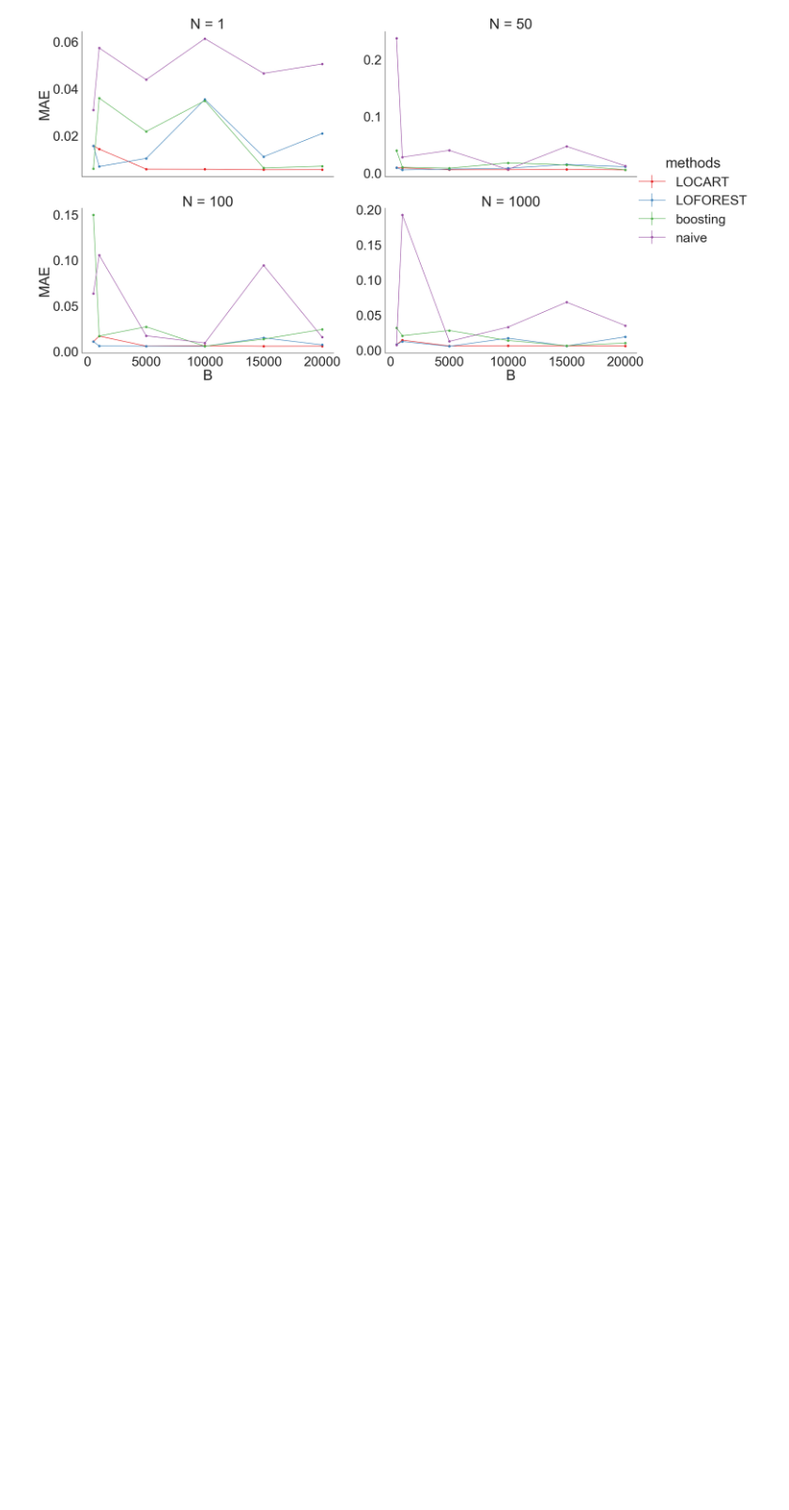
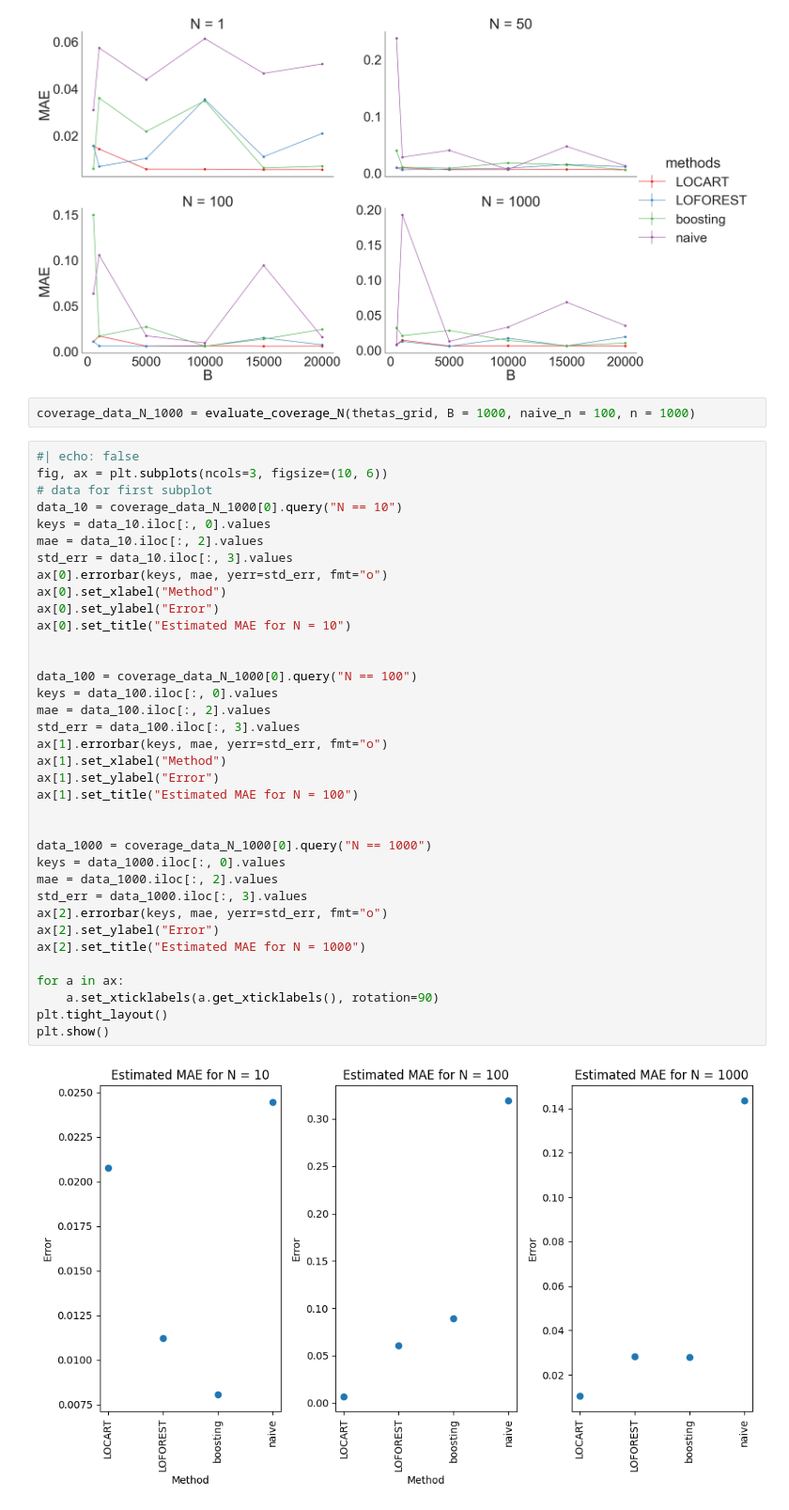
Before and after one commit to Monoxido45/CSI, a Jupyter notebook: experiments/gamma.ipynb, the cells around one changed output. Shown at 94% size. Drawn from its saved outputs; the diff is of its cells as text; blank space fills up the shorter version.

Commit message:
add coverage plots

```diff
--- a/experiments/gamma.ipynb
+++ b/experiments/gamma.ipynb
@@ -901,3 +1000,43 @@ g.add_legend()
 plt.show()
 # %% [output]
 [figure]
+# %%
+coverage_data_N_1000 = evaluate_coverage_N(thetas_grid, B = 1000, naive_n = 100, n = 1000)
+# %%
+#| echo: false
+fig, ax = plt.subplots(ncols=3, figsize=(10, 6))
+# data for first subplot
+data_10 = coverage_data_N_1000[0].query("N == 10")
+keys = data_10.iloc[:, 0].values
+mae = data_10.iloc[:, 2].values
+std_err = data_10.iloc[:, 3].values
+ax[0].errorbar(keys, mae, yerr=std_err, fmt="o")
+ax[0].set_xlabel("Method")
+ax[0].set_ylabel("Error")
+ax[0].set_title("Estimated MAE for N = 10")
+
+
+data_100 = coverage_data_N_1000[0].query("N == 100")
+keys = data_100.iloc[:, 0].values
+mae = data_100.iloc[:, 2].values
+std_err = data_100.iloc[:, 3].values
+ax[1].errorbar(keys, mae, yerr=std_err, fmt="o")
+ax[1].set_xlabel("Method")
+ax[1].set_ylabel("Error")
+ax[1].set_title("Estimated MAE for N = 100")
+
+
+data_1000 = coverage_data_N_1000[0].query("N == 1000")
+keys = data_1000.iloc[:, 0].values
+mae = data_1000.iloc[:, 2].values
+std_err = data_1000.iloc[:, 3].values
+ax[2].errorbar(keys, mae, yerr=std_err, fmt="o")
+ax[2].set_ylabel("Error")
+ax[2].set_title("Estimated MAE for N = 1000")
+
+for a in ax:
+    a.set_xticklabels(a.get_xticklabels(), rotation=90)
+plt.tight_layout()
+plt.show()
+# %% [output]
+[figure, added]
```
Also changed, not shown: parts of 5 cells of this notebook.
